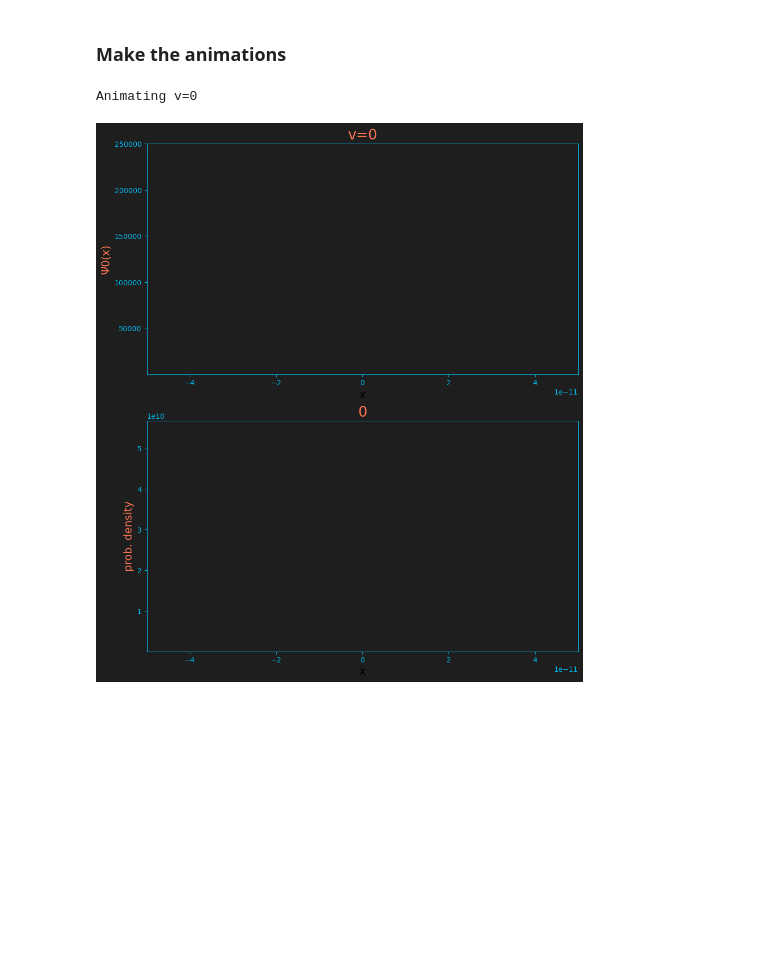
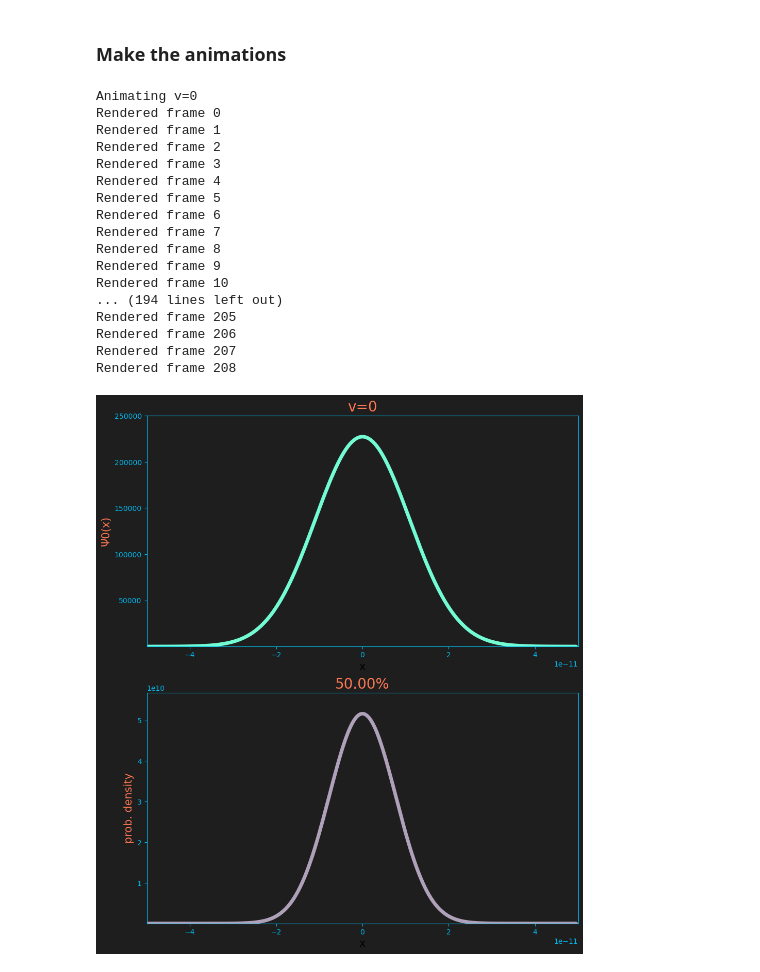
Before and after one commit to akey7/quantum-harmonic-oscillator, a Jupyter notebook: wavefunctions.ipynb, the cells around one changed output. Cells and saved outputs as stored; diff of their text form; code cells hidden in the pictures; blank space fills up the shorter version.

```diff
--- a/wavefunctions.ipynb
+++ b/wavefunctions.ipynb
@@ -19,7 +19,7 @@ k = 481.  # Bond force constant
 mass_r = 1.627e-27  # Reduced mass
 x_min = -0.5e-10  # Minimum distance to plot in meters
 x_max = 0.5e-10  # Maximum distance to plot in meters
-n_points = 1000  # Number of points to to calculate between the min and max
+n_points = 209  # Number of points to to calculate between the min and max.
 
 qho = QuantumHarmonicOscillator(k=k, mass_r=mass_r)
 vs = range(qho.max_v() + 1)
@@ -44,44 +43,66 @@ heading_text_color = "#FC7753"
 # %%
 fig, axs = plt.subplots(nrows=2, ncols=1, dpi=dpi, figsize=(width, height))
 
 for ax in axs:
     ax.set_facecolor(bgcolor)
     fig.set_facecolor(bgcolor)
     ax.tick_params(axis='x', colors=axis_color)
     ax.tick_params(axis='y', colors=axis_color)
 
     for spine_direction in ["top", "right", "bottom", "left"]:
         ax.spines[spine_direction].set_color(axis_color)
 
 v = 0
 print(f'Animating v={v}')
 
-axs[0].set_title(f'v={v}', size=20, color=heading_text_color)
-axs[0].set_ylabel(f'Ψ{v}(x)', size=15, color=heading_text_color)
-axs[0].set_xlabel('x', size=15)
-axs[0].set_xlim(x_min, x_max)
-axs[0].set_ylim(min(wavefunctions[v][1]), max(wavefunctions[v][1])*1.1)
 wavefunction_line = axs[0].plot(wavefunctions[v][0][0], wavefunctions[v][1][0], color=line_color_1, lw=5, solid_capstyle='round')
-
 prob_density_title = axs[1].set_title('probability=0%', size=20, color=heading_text_color)
-axs[1].set_ylabel(f'prob. density', size=15, color=heading_text_color)
-axs[1].set_xlabel('x', size=15)
-axs[1].set_xlim(x_min, x_max)
-axs[1].set_ylim(min(prob_densities[v][1]), max(prob_densities[v][1])*1.1)
 prob_density_line = axs[1].plot(prob_densities[v][0][0], prob_densities[v][1][0], color=line_color_2, lw=5, solid_capstyle='round')
 
-points_per_frame = int(ceil(n_points / num_frames))
+def init_func():
+    axs[0].set_title(f'v={v}', size=20, color=heading_text_color)
+    axs[0].set_ylabel(f'Ψ{v}(x)', size=15, color=heading_text_color)
+    axs[0].set_xlabel('x', size=15)
+    axs[0].set_xlim(x_min, x_max)
+    axs[0].set_ylim(min(wavefunctions[v][1]), max(wavefunctions[v][1])*1.1)
+
+    axs[1].set_ylabel(f'prob. density', size=15, color=heading_text_color)
+    axs[1].set_xlabel('x', size=15)
+    axs[1].set_xlim(x_min, x_max)
+    axs[1].set_ylim(min(prob_densities[v][1]), max(prob_densities[v][1])*1.1)
+
+    return wavefunction_line, prob_density_line, prob_density_title
 
 def update(frame):
-    wavefunction_line[0].set_xdata(wavefunctions[v][0][:points_per_frame*frame])
-    wavefunction_line[0].set_ydata(wavefunctions[v][1][:points_per_frame*frame])
-    prob_density_line[0].set_xdata(prob_densities[v][0][:points_per_frame*frame])
-    prob_density_line[0].set_ydata(prob_densities[v][1][:points_per_frame*frame])
-    prob_density_title.set_text(f'{frame}')
+    wavefunction_line[0].set_xdata(wavefunctions[v][0][:frame])
+    wavefunction_line[0].set_ydata(wavefunctions[v][1][:frame])
+    prob_density_line[0].set_xdata(prob_densities[v][0][:frame])
+    prob_density_line[0].set_ydata(prob_densities[v][1][:frame])
+    cumulative_prbability = qho.integrate_prob_density_between_limits(v, 0., prob_densities[v][0][frame])
+    prob_density_title.set_text(f'{format(cumulative_prbability*100, ".2f")}%')
+
+    print(f'Rendered frame {frame}')
+
     return wavefunction_line[0], prob_density_line[0], prob_density_title
 
-ani = animation.FuncAnimation(fig=fig, func=update, frames=num_frames, interval=33)
+ani = animation.FuncAnimation(fig=fig, func=update, init_func=init_func, frames=n_points, interval=33)
 ani.save(filename=os.path.join('output', f'wavefunction_prob_density_{v}.mp4'), writer='ffmpeg')
 # %% [output]
 Animating v=0
+Rendered frame 0
+Rendered frame 1
+Rendered frame 2
+Rendered frame 3
+Rendered frame 4
+Rendered frame 5
+Rendered frame 6
+Rendered frame 7
+Rendered frame 8
+Rendered frame 9
+Rendered frame 10
+... (194 lines left out)
+Rendered frame 205
+Rendered frame 206
+Rendered frame 207
+Rendered frame 208
-[figure, old version]
+[figure, new version]
```
Also changed, not shown: parts of 1 cell of this notebook.
